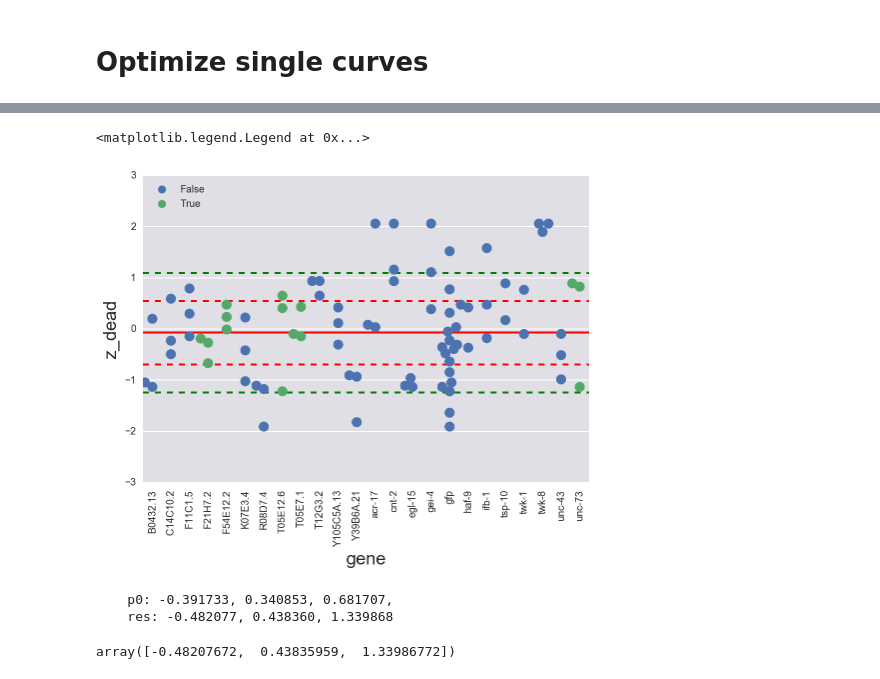
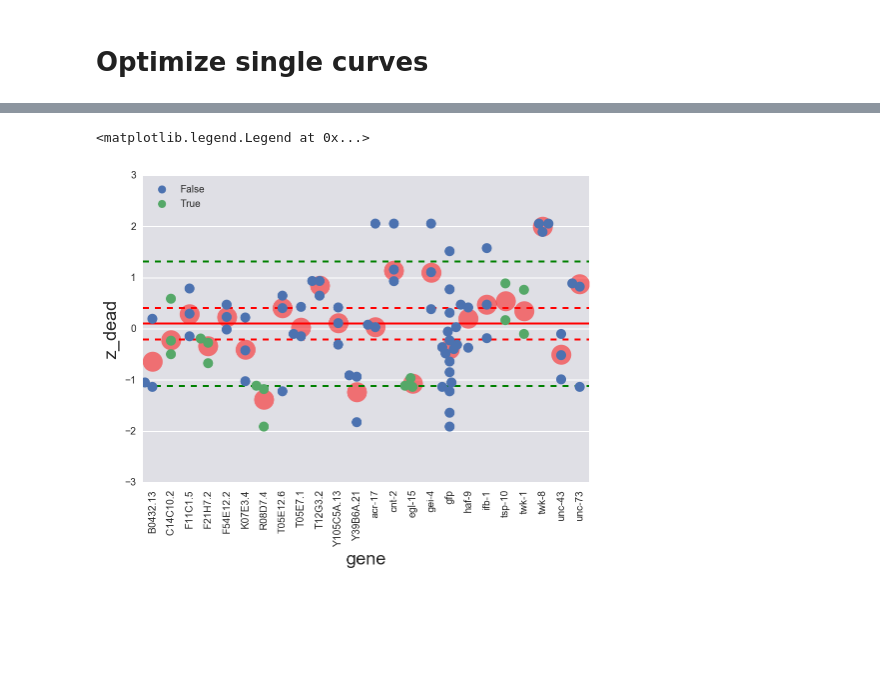
Before and after one commit to dangeles/WormFiles, a Jupyter notebook: agingRNAseq/src/MCMC Analysis.ipynb, the cells around one changed output, grey strips where cells are left out. Saved outputs shown, nothing was run; the diff lists cells and outputs as text; code cells hidden in the pictures; blank space fills up the shorter version.

```diff
--- a/agingRNAseq/src/MCMC Analysis.ipynb
+++ b/agingRNAseq/src/MCMC Analysis.ipynb
@@ -1362,8 +1254,7 @@ def hierarchical_mcmc(target, p0, n_walkers, g='gene', d='z_dead', locs_means=lo
     return sampler
 # %%
 def hierarchical_unpacker(sampler, target, locs_means, locs_gs):
-    """
-    Unpack al"""
+    """A function to unpack the results from the hierarchical good-bad MCMC."""
 
     max_ind = np.argmax(sampler.flatlnprobability)
 
@@ -1383,8 +1274,8 @@ def hierarchical_unpacker(sampler, target, locs_means, locs_gs):
 target = df.gene.unique()
 p0, n_walkers, n_dim, locs_means, locs_gs = make_p0(target)
 # %%
-t, inds = index_maker(df, target)
-sampler = hierarchical_mcmc(target, p0, n_walkers)
+# t, inds = index_maker(df, target)
+sampler = hierarchical_mcmc(target, p0, n_walkers, locs_means)
 hypermean, sem, sigma, sigma_bad, s, means, g = hierarchical_unpacker(sampler, target, locs_means, locs_gs)
 # %%
 print("""
@@ -1403,6 +1304,7 @@ fig = corner.corner(sampler.flatchain[:, 0:3], bins=100)
 # %%
-x = 1
-outliers = s >= s.mean() + x*s.std()
+x = 1/2
+# outliers = s >= s.mean() + x*s.std()
+outliers = s > 0.5
 
 plt.hist(s)
 plt.axvline(s.mean(), color='r')
@@ -1424,28 +1326,30 @@ plt.axvline(s.mean()+ x*s.std(), ls='--', color='r')
 # sns.swarmplot(x='gene', y='z_dead', , data=df)
 # plt.xticks(rotation=90)
 # %%
-def outy(x):
+def outy(x, array=outliers):
     ind = np.where(df.gene.unique() == x)
-    return outliers[ind][0]
-df['outliers'] = df.gene.apply(outy)
+    return array[ind][0]
+df['outliers'] = df.gene.apply(lambda x: outy(x))
+df['mean_mcmc'] = df.gene.apply(lambda x: outy(x, array=means))
 
 # sns.swarmplot(x='gene', y='z_dead', hue='outliers', size=10, data=df)
 # plt.xticks(rotation=90)
 # %%
 mean = sampler.flatchain[:, 0].mean()
 sigma = sampler.flatchain[:, 1].mean()
 sigma_bad = sampler.flatchain[:, 2].mean()
 
 
 sns.swarmplot(x='gene', y='z_dead', hue='outliers', size=10, data=df)
+plt.plot(means, 'o', alpha=0.5, ms=20, color='r')
 plt.axhline(mean, color='r')
 plt.axhline(mean-sigma, color='r', ls='--')
 plt.axhline(mean+sigma, color='r', ls='--')
 plt.axhline(mean-sigma_bad, color='g', ls='--')
 plt.axhline(mean+sigma_bad, color='g', ls='--')
 
 plt.xticks(rotation=90)
 plt.legend(loc='upper left')
 # %% [output]
 <matplotlib.legend.Legend at 0x...>
-[figure, old version]
+[figure, new version]
@@ -1463,12 +1355,0 @@ def neg_log_posterior_good_bad_numba(p, x):
-# %%
-print("""
-    p0: {0:2f}, {1:2f}, {2:2f},
-    res: {3:2f}, {4:2f}, {5:2f}
-    """.format(p0[0], p0[1], p0[2], res.x[0], res.x[1], res.x[2]))
-# %% [output]
-    p0: -0.391733, 0.340853, 0.681707,
-    res: -0.482077, 0.438360, 1.339868
-# %%
-res.x[0:3]
-# %% [output]
-array([-0.48207672,  0.43835959,  1.33986772])
```
Also changed, not shown: parts of 29 cells of this notebook, 5 other files.
